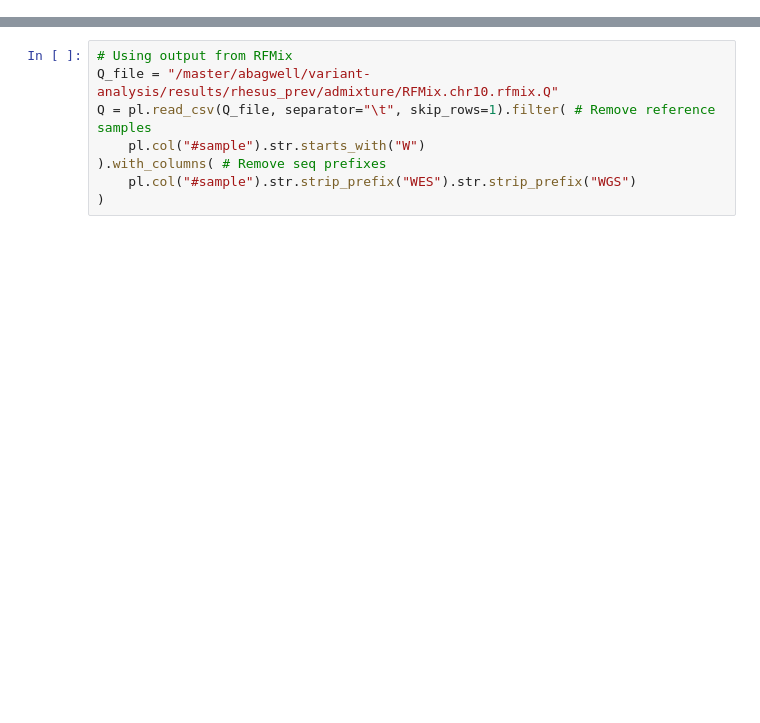
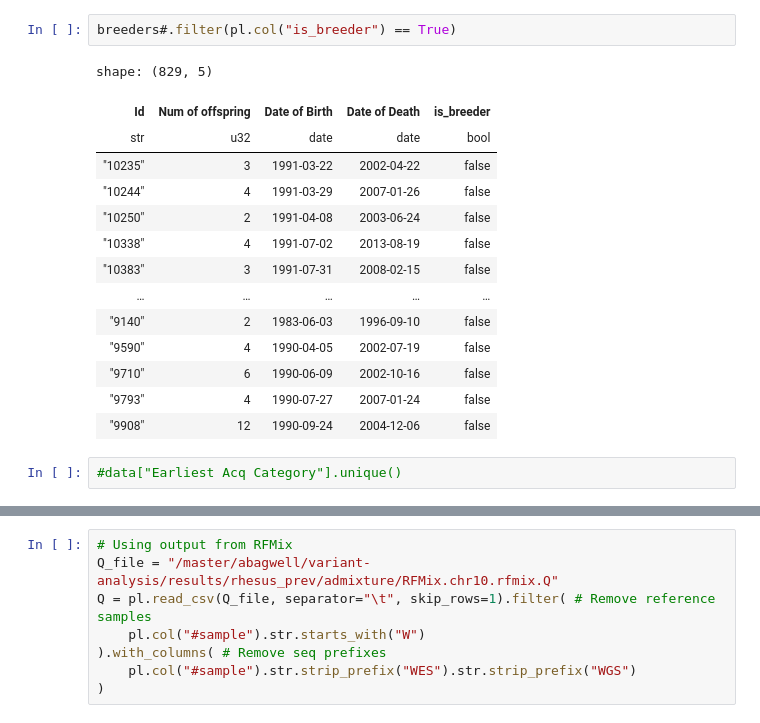
Before and after one commit to allytrope/variant-analysis, a Jupyter notebook: workflow/notebooks/population.ipynb, the cells around one changed output, grey strips where cells are left out. Cells and saved outputs as stored; diff of their text form; blank space fills up the shorter version.

```diff
--- a/workflow/notebooks/population.ipynb
+++ b/workflow/notebooks/population.ipynb
@@ -10,0 +52,19 @@ data = pl.read_csv(pedigree_file, separator="\t", infer_schema_length=None)
+# %%
+breeders#.filter(pl.col("is_breeder") == True)
+# %% [output]
+shape: (829, 5)
+| Id | Num of offspring | Date of Birth | Date of Death | is_breeder |
+| str | u32 | date | date | bool |
+| "10235" | 3 | 1991-03-22 | 2002-04-22 | false |
+| "10244" | 4 | 1991-03-29 | 2007-01-26 | false |
+| "10250" | 2 | 1991-04-08 | 2003-06-24 | false |
+| "10338" | 4 | 1991-07-02 | 2013-08-19 | false |
+| "10383" | 3 | 1991-07-31 | 2008-02-15 | false |
+| … | … | … | … | … |
+| "9140" | 2 | 1983-06-03 | 1996-09-10 | false |
+| "9590" | 4 | 1990-04-05 | 2002-07-19 | false |
+| "9710" | 6 | 1990-06-09 | 2002-10-16 | false |
+| "9793" | 4 | 1990-07-27 | 2007-01-24 | false |
+| "9908" | 12 | 1990-09-24 | 2004-12-06 | false |
+# %%
+#data["Earliest Acq Category"].unique()
```
Also changed, not shown: parts of 19 cells of this notebook.
